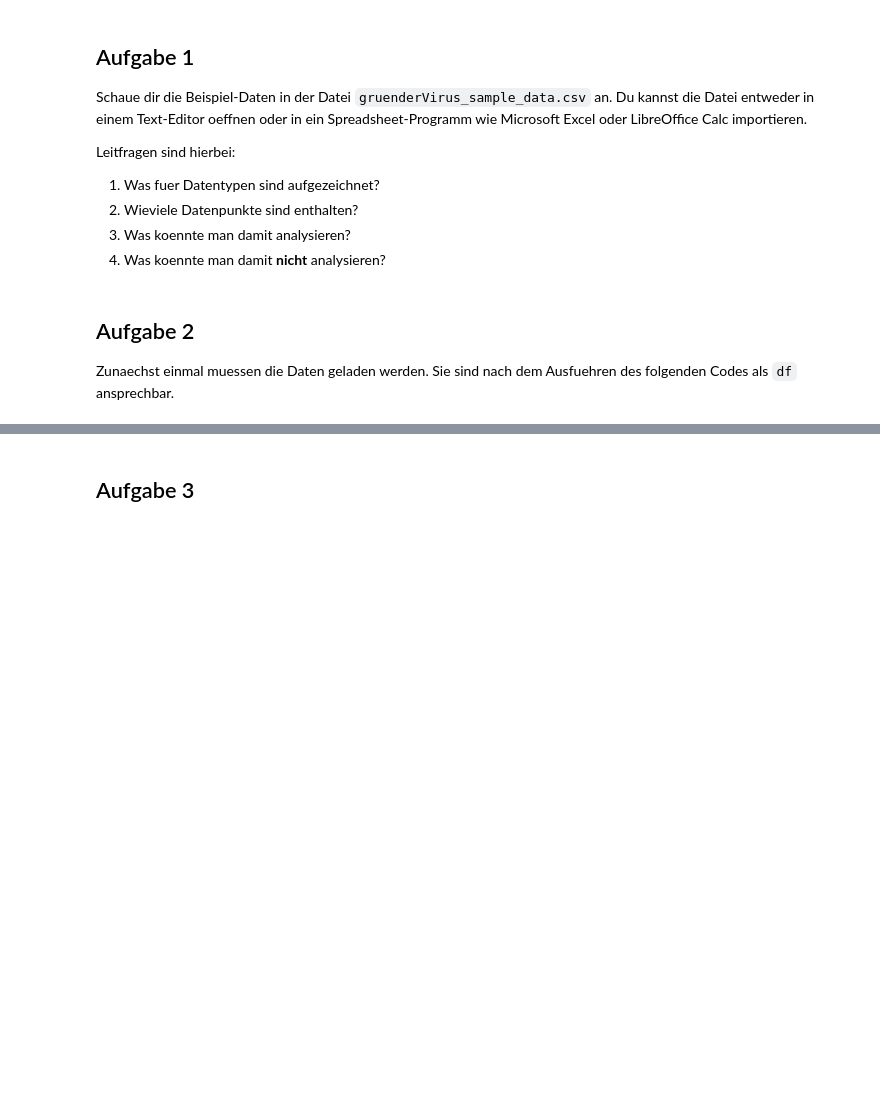
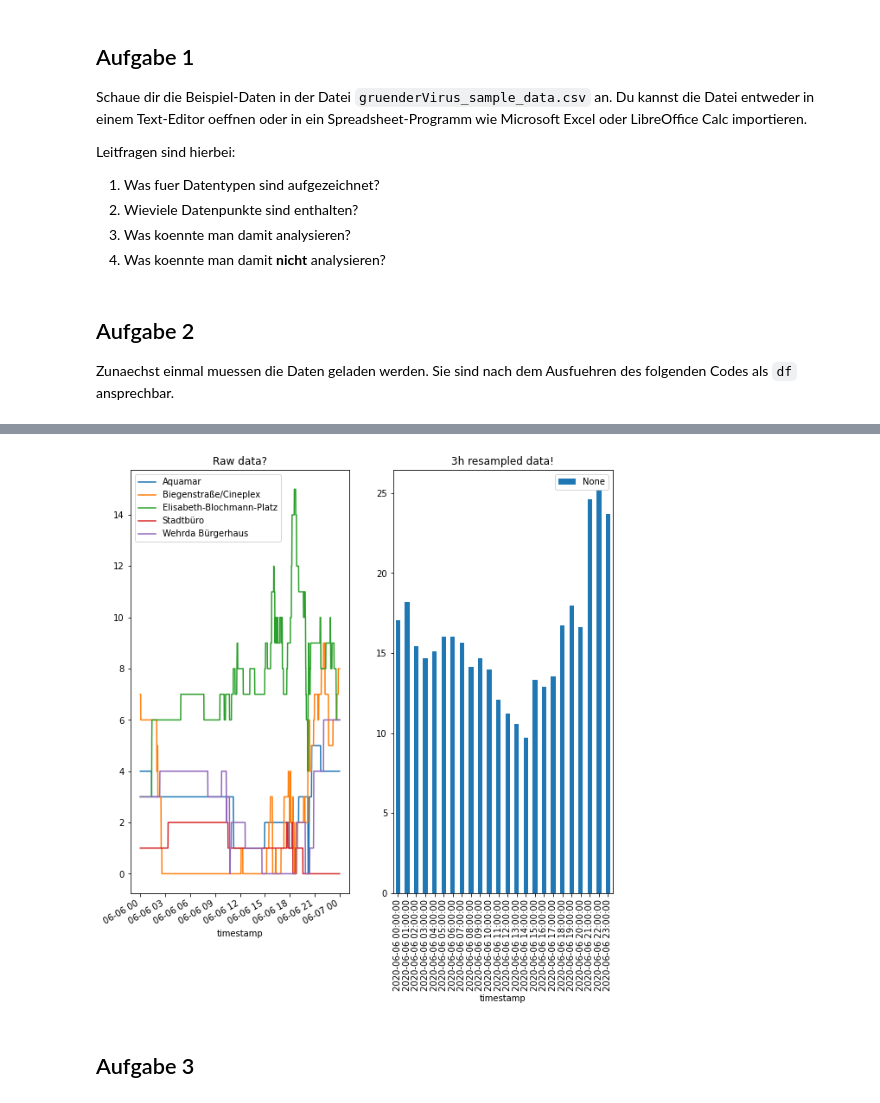
Before and after one commit to PellelNitram/NextbikeMR-GruenderVirus-Workshop, a Jupyter notebook: workshop.ipynb, the cells around one changed output, grey strips where cells are left out. Saved outputs shown, nothing was run; the diff lists cells and outputs as text; code cells hidden in the pictures; blank space fills up the shorter version.

```diff
--- a/workshop.ipynb
+++ b/workshop.ipynb
@@ -46,3 +56,16 @@ del df['timestamp']
+# %%
+x = [0, 1, 2, 3, 4]
+y = [5, 4, 1, 6, 2]
+
+fig, axes = plt.subplots(1, 2, figsize=(10, 10))
+df.plot(ax=axes[0])
+df.resample('1h').mean().sum(axis=1).plot.bar(ax=axes[1], width=0.5)
+axes[0].set_title('Raw data?')
+axes[1].set_title('3h resampled data!')
+plt.legend()
+plt.show()
+# %% [output]
+[figure, added]
 # %% [markdown]
 ## Aufgabe 3
 # %%
```
Also changed, not shown: parts of 4 cells of this notebook.
